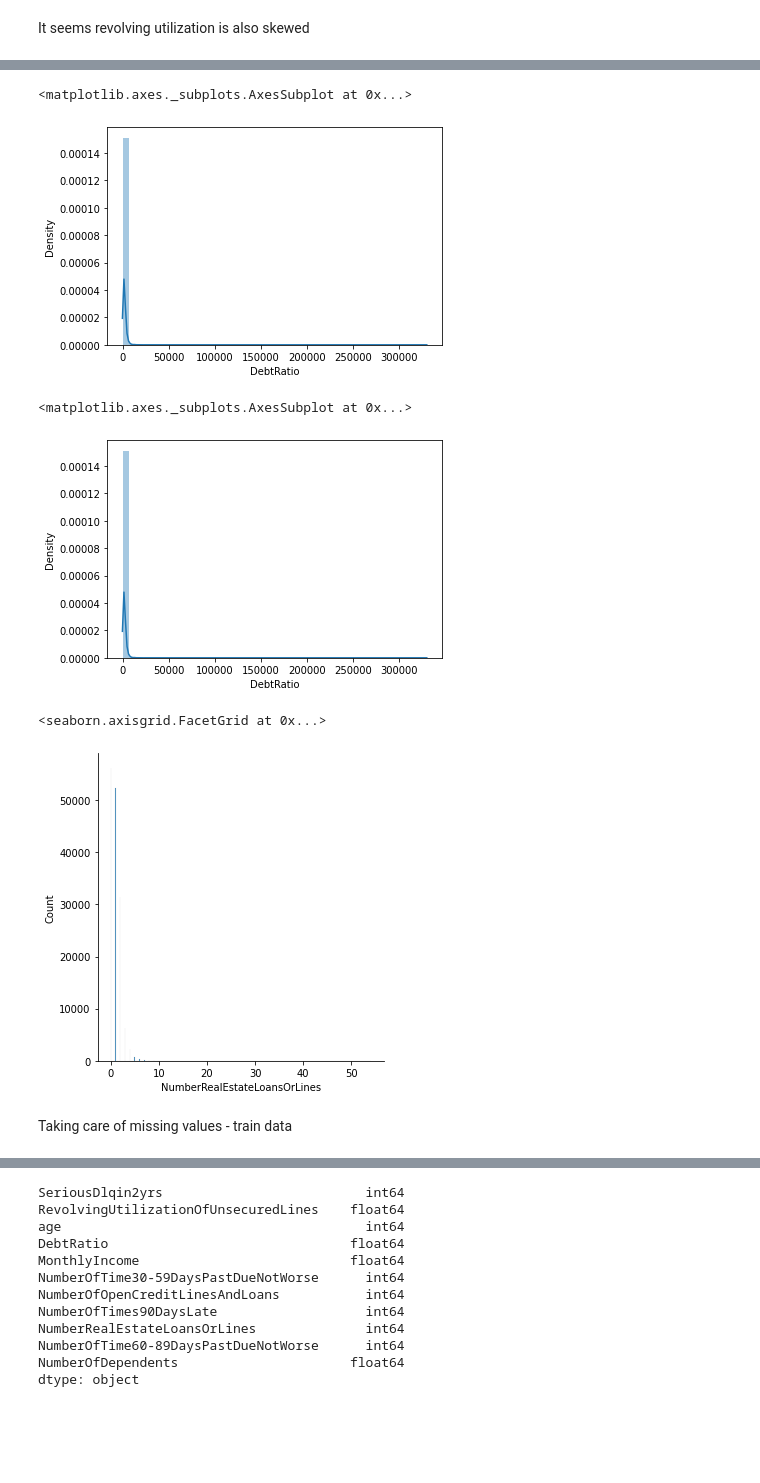
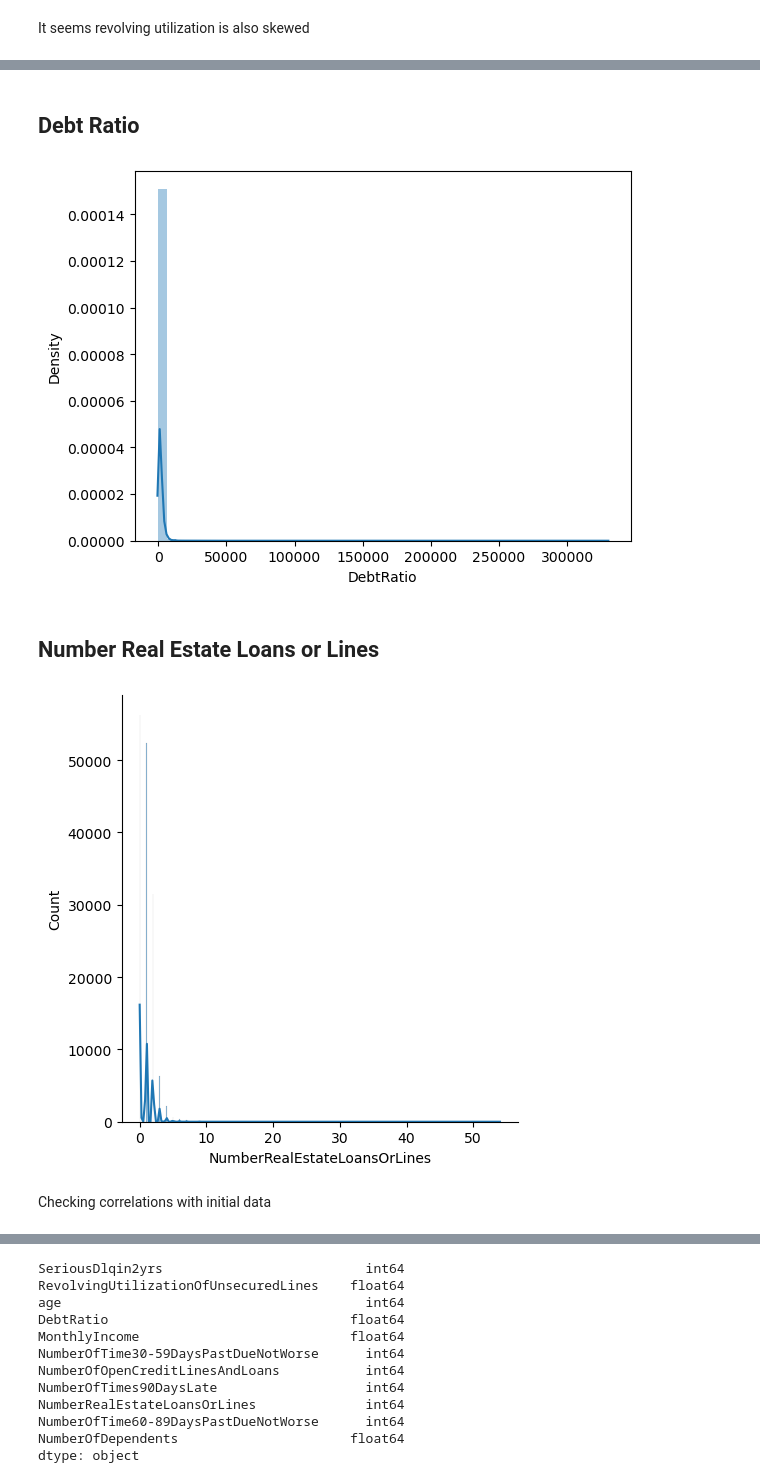
Before and after one commit to R-Hijjawi/Give_me_some_credit, a Jupyter notebook: giveMeCredit.ipynb, the cells around one changed output, grey strips where cells are left out. Saved outputs shown, nothing was run; the diff lists cells and outputs as text; code cells hidden in the pictures; blank space fills up the shorter version.

```diff
--- a/giveMeCredit.ipynb
+++ b/giveMeCredit.ipynb
@@ -34,7 +32,8 @@ Load Data and Store them as ***df_train*** and ***df_test***
 # %%
+#Loading the data
 
-df_train = pd.read_csv("/content/drive/MyDrive/MIE368/Binance Assessment/cs-training.csv")
-df_test = pd.read_csv("/content/drive/MyDrive/MIE368/Binance Assessment/cs-test.csv")
+df_train = pd.read_csv("cs-training.csv")
+df_test = pd.read_csv("cs-test.csv")
 
 df_train.head()
 # %% [output]
@@ -215,17 +205,16 @@ Name: RevolvingUtilizationOfUnsecuredLines, Length: 125728, dtype: int64
+# %% [markdown]
+## Debt Ratio
 # %%
 sns.distplot(df_train["DebtRatio"])
+plt.show()
 # %% [output]
-<matplotlib.axes._subplots.AxesSubplot at 0x...>
-[figure, old version]
+[figure, new version]
-# %%
-sns.distplot(df_train["DebtRatio"])
-# %% [output]
-<matplotlib.axes._subplots.AxesSubplot at 0x...>
-[figure, removed]
+# %% [markdown]
+## Number Real Estate Loans or Lines
 # %%
-sns.displot(df_train["NumberRealEstateLoansOrLines"])
+sns.displot(df_train["NumberRealEstateLoansOrLines"], kde = True)
+plt.show()
 # %% [output]
-<seaborn.axisgrid.FacetGrid at 0x...>
-[figure, old version]
+[figure, new version]
-# %% [markdown]
-Taking care of missing values - train data
+# %% [markdown]
+Checking correlations with initial data
```
Also changed, not shown: parts of 108 cells of this notebook.
